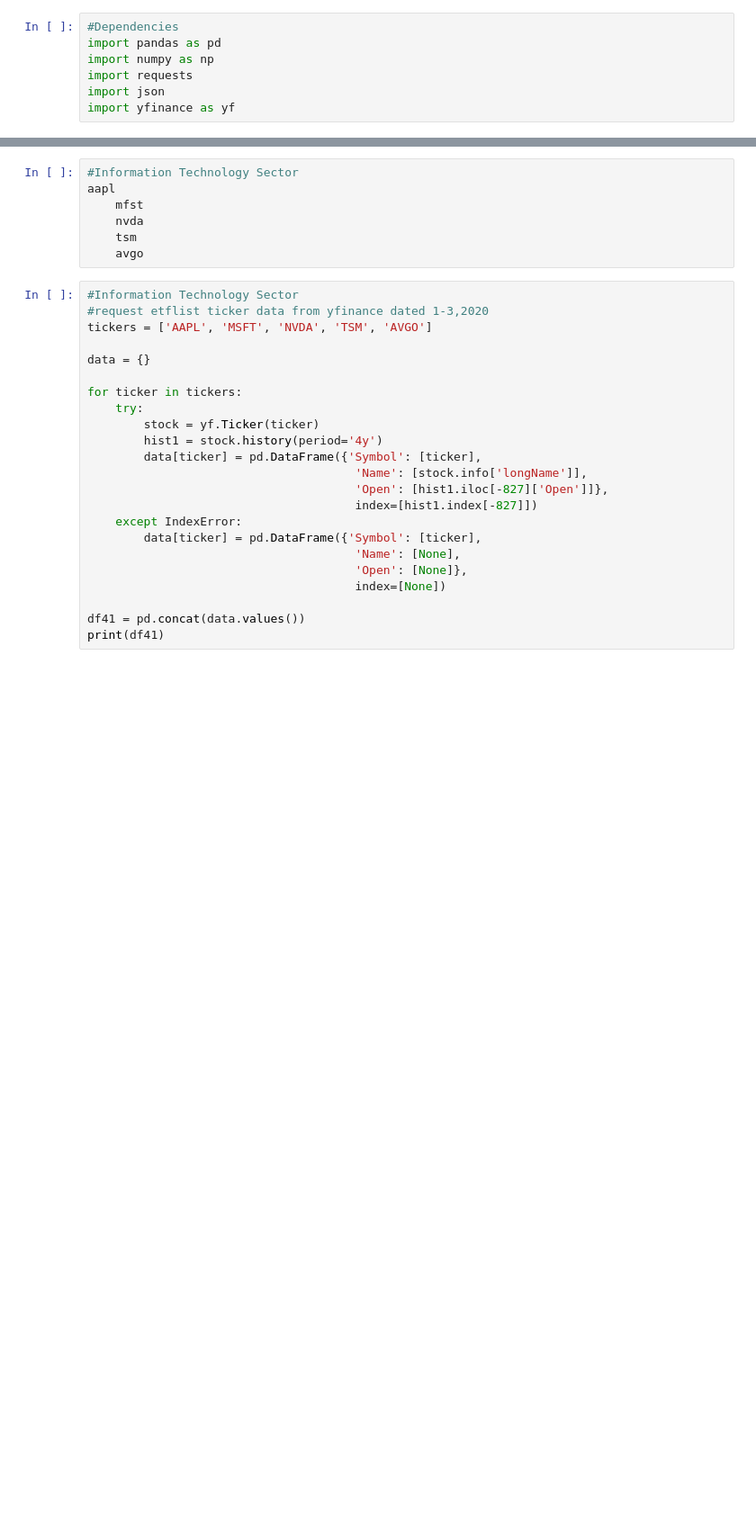
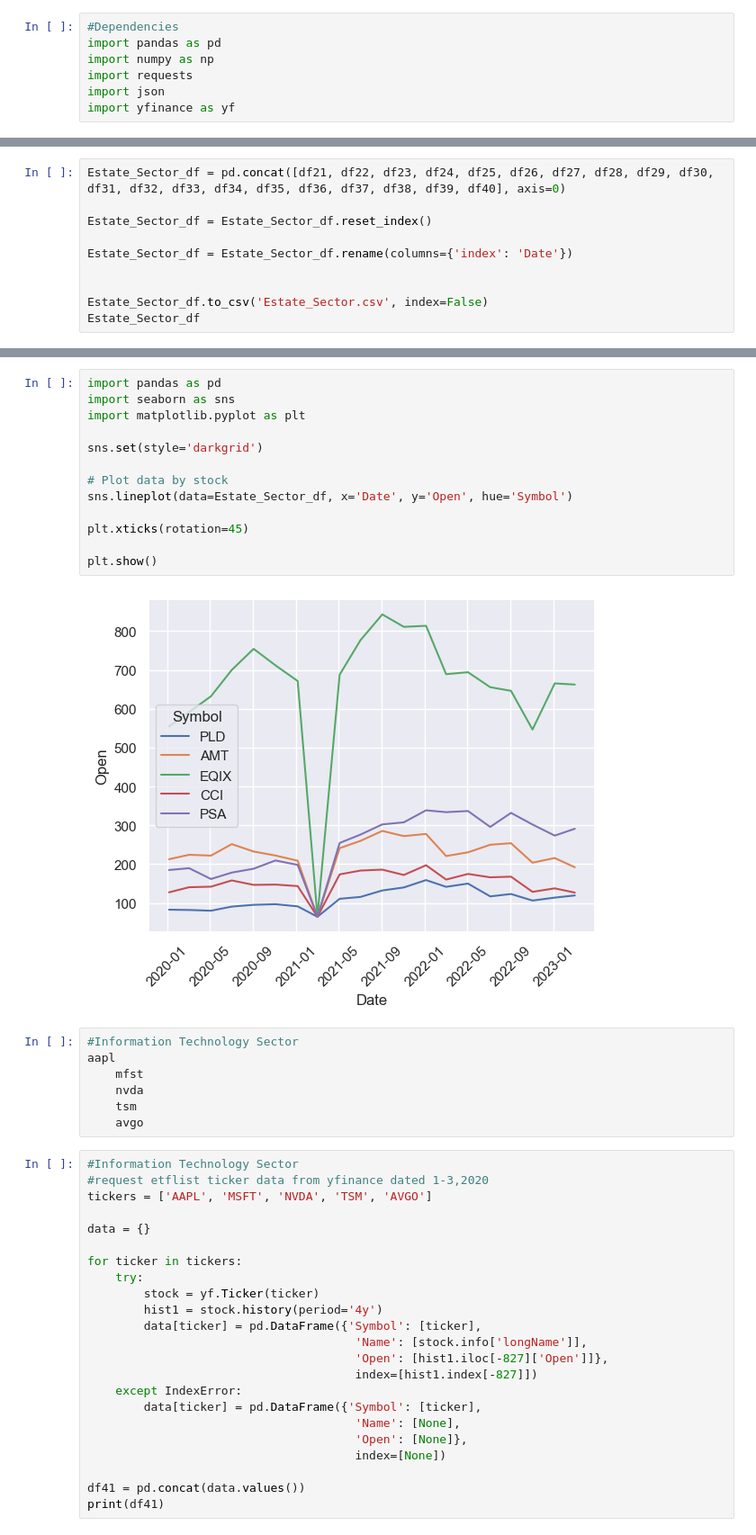
Before and after one commit to rawlam/project-3, a Jupyter notebook: ETFDATA.ipynb, the cells around one changed output, grey strips where cells are left out. Shown at 90% size. Drawn from its saved outputs; the diff is of its cells as text; blank space fills up the shorter version.

```diff
--- a/ETFDATA.ipynb
+++ b/ETFDATA.ipynb
@@ -1207,0 +1294,10 @@ print(df40)
+# %%
+Estate_Sector_df = pd.concat([df21, df22, df23, df24, df25, df26, df27, df28, df29, df30, df31, df32, df33, df34, df35, df36, df37, df38, df39, df40], axis=0)
+
+Estate_Sector_df = Estate_Sector_df.reset_index()
+
+Estate_Sector_df = Estate_Sector_df.rename(columns={'index': 'Date'})
+
+
+Estate_Sector_df.to_csv('Estate_Sector.csv', index=False)
+Estate_Sector_df
@@ -1208,3 +1318,18 @@ print(df40)
+# %%
+import pandas as pd
+import seaborn as sns
+import matplotlib.pyplot as plt
+
+sns.set(style='darkgrid')
+
+# Plot data by stock
+sns.lineplot(data=Estate_Sector_df, x='Date', y='Open', hue='Symbol')
+
+plt.xticks(rotation=45)
+
+plt.show()
+# %% [output]
+[figure, added]
 # %%
 #Information Technology Sector
 aapl
```
Also changed, not shown: parts of 114 cells of this notebook, 11 other files.
